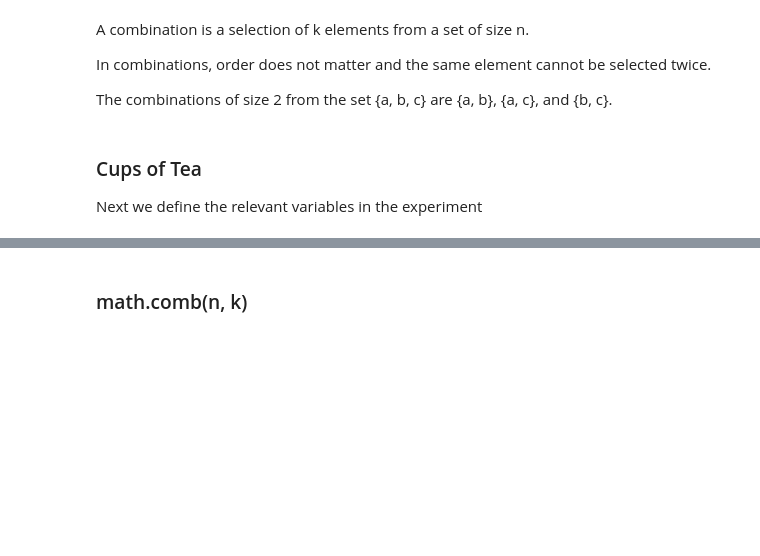
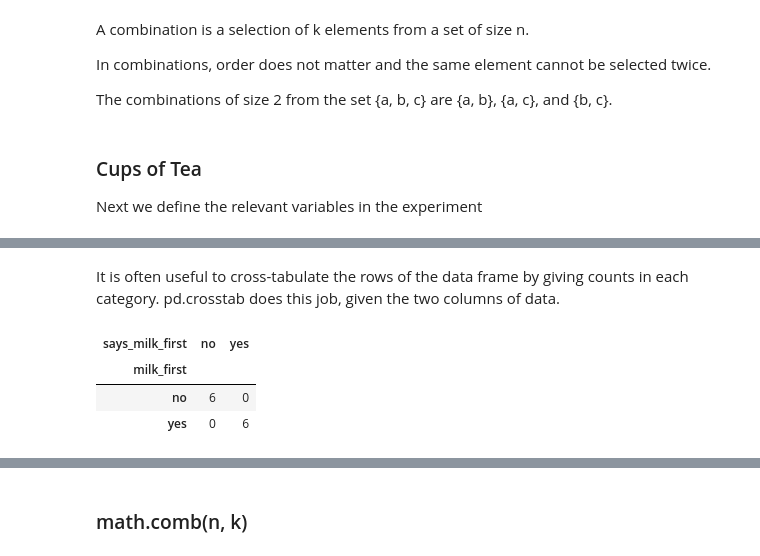
Before and after one commit to ECronin1973/Applied_Statistics_MyWork, a Jupyter notebook: tasks.ipynb, the cells around one changed output, grey strips where cells are left out. Drawn from its saved outputs; the diff is of its cells as text; code cells hidden in the pictures; blank space fills up the shorter version.

```diff
--- a/tasks.ipynb
+++ b/tasks.ipynb
@@ -82,0 +133,12 @@ no_cups_tea_first = 6
+# %% [markdown]
+It is often useful to cross-tabulate the rows of the data frame by giving counts in each category. pd.crosstab does this job, given the two columns of data.
+# %%
+milk_first = tea_df['milk_first']
+says_milk_first = tea_df['says_milk_first']
+counts_tab = pd.crosstab(milk_first, says_milk_first)
+counts_tab
+# %% [output]
+| says_milk_first | no | yes |
+| milk_first |  |  |
+| no | 6 | 0 |
+| yes | 0 | 6 |
```
Also changed, not shown: parts of 9 cells of this notebook, 2 other files.
